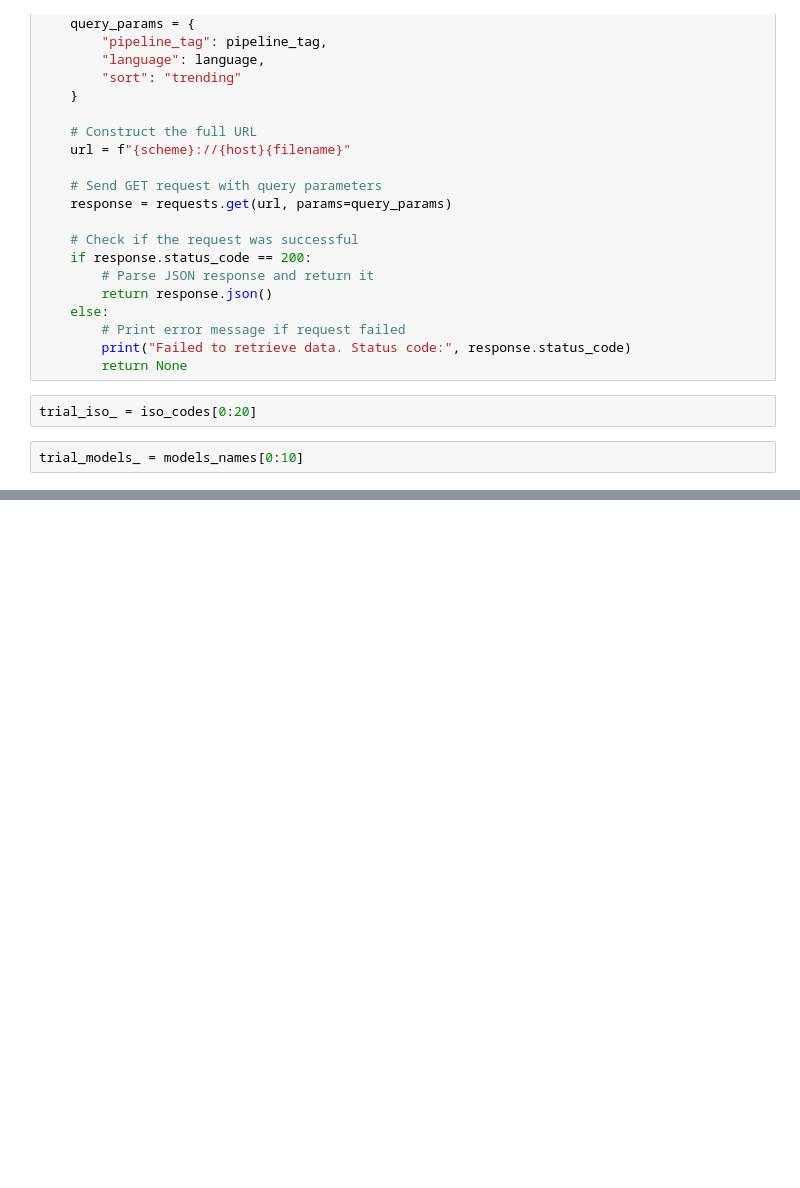
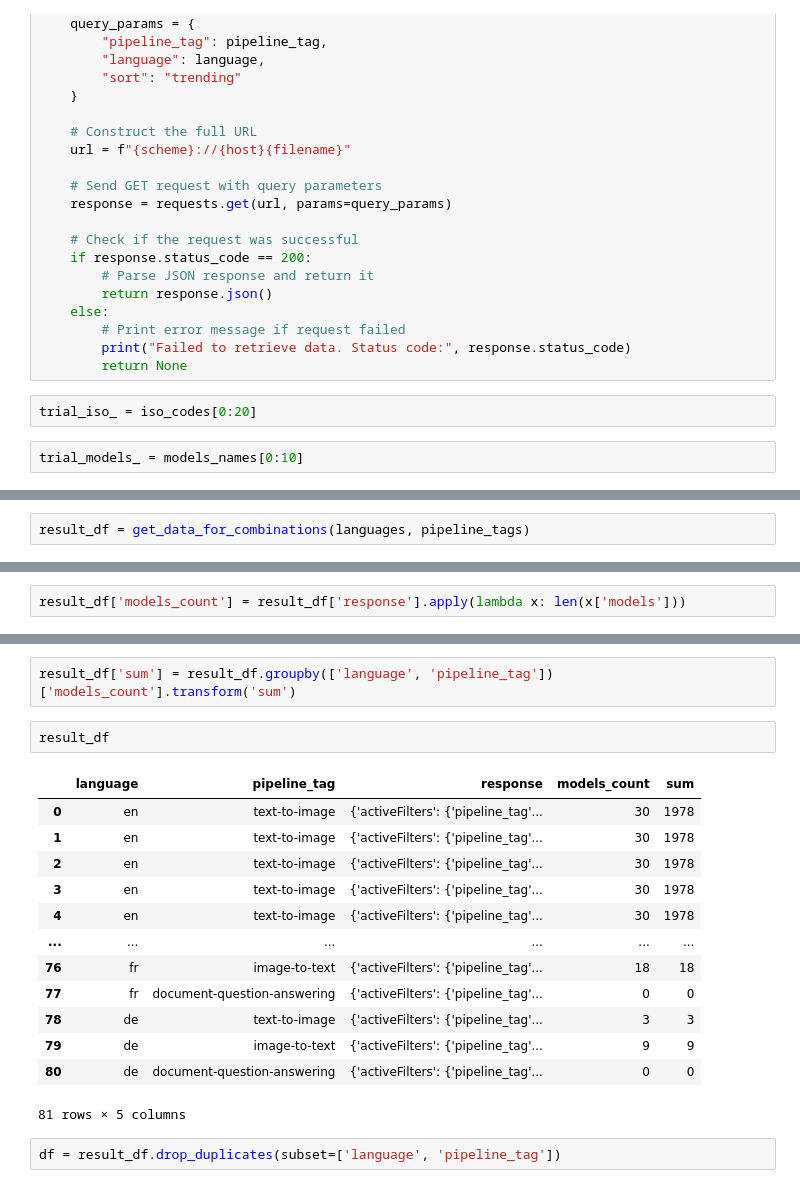
Before and after one commit to giuliaok/EQUATE, a Jupyter notebook: huggingface_models.ipynb, the cells around one changed output, grey strips where cells are left out. Drawn from its saved outputs; the diff is of its cells as text; blank space fills up the shorter version.

```diff
--- a/huggingface_models.ipynb
+++ b/huggingface_models.ipynb
@@ -164,0 +196,2 @@ result_df
+# %%
+result_df = get_data_for_combinations(languages, pipeline_tags)
@@ -164,0 +232,2 @@ result_df
+# %%
+result_df['models_count'] = result_df['response'].apply(lambda x: len(x['models']))
@@ -164,0 +250,20 @@ result_df
+# %%
+result_df['sum'] = result_df.groupby(['language', 'pipeline_tag'])['models_count'].transform('sum')
+# %%
+result_df
+# %% [output]
+|  | language | pipeline_tag | response | models_count | sum |
+| 0 | en | text-to-image | {'activeFilters': {'pipeline_tag'... | 30 | 1978 |
+| 1 | en | text-to-image | {'activeFilters': {'pipeline_tag'... | 30 | 1978 |
+| 2 | en | text-to-image | {'activeFilters': {'pipeline_tag'... | 30 | 1978 |
+| 3 | en | text-to-image | {'activeFilters': {'pipeline_tag'... | 30 | 1978 |
+| 4 | en | text-to-image | {'activeFilters': {'pipeline_tag'... | 30 | 1978 |
+| ... | ... | ... | ... | ... | ... |
+| 76 | fr | image-to-text | {'activeFilters': {'pipeline_tag'... | 18 | 18 |
+| 77 | fr | document-question-answering | {'activeFilters': {'pipeline_tag'... | 0 | 0 |
+| 78 | de | text-to-image | {'activeFilters': {'pipeline_tag'... | 3 | 3 |
+| 79 | de | image-to-text | {'activeFilters': {'pipeline_tag'... | 9 | 9 |
+| 80 | de | document-question-answering | {'activeFilters': {'pipeline_tag'... | 0 | 0 |
+81 rows × 5 columns
+# %%
+df = result_df.drop_duplicates(subset=['language', 'pipeline_tag'])
```
Also changed, not shown: parts of 14 cells of this notebook.
